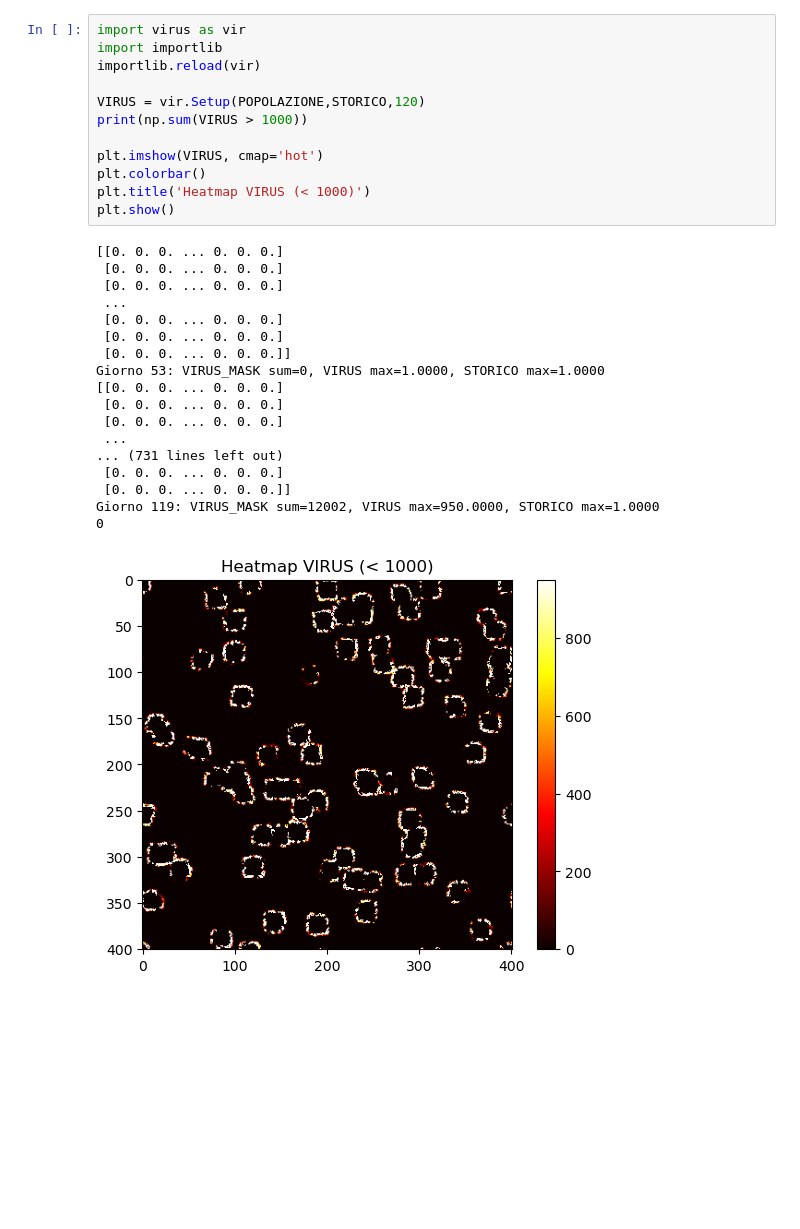
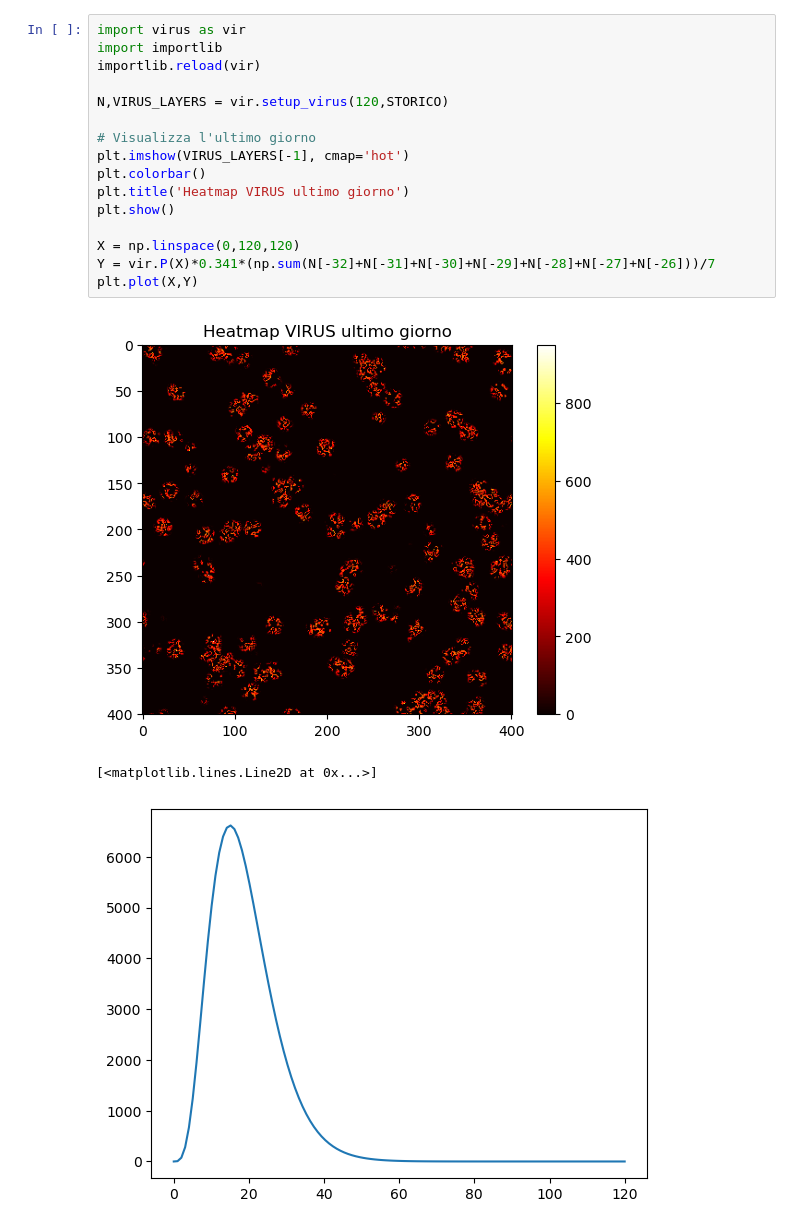
Before and after one commit to Holeryn/Metodi-Computazionali, a Jupyter notebook: progetto/esperimento.ipynb, the cells around one changed output. Cells and saved outputs as stored; diff of their text form; blank space fills up the shorter version.

```diff
--- a/progetto/esperimento.ipynb
+++ b/progetto/esperimento.ipynb
@@ -14,31 +14,20 @@ plt.show()
-# %%
-import virus as vir
-import importlib
-importlib.reload(vir)
-
-VIRUS = vir.Setup(POPOLAZIONE,STORICO,120)
-print(np.sum(VIRUS > 1000))
-
-plt.imshow(VIRUS, cmap='hot')
-plt.colorbar()
-plt.title('Heatmap VIRUS (< 1000)')
-plt.show()
-# %% [output]
-[[0. 0. 0. ... 0. 0. 0.]
- [0. 0. 0. ... 0. 0. 0.]
- [0. 0. 0. ... 0. 0. 0.]
- ...
- [0. 0. 0. ... 0. 0. 0.]
- [0. 0. 0. ... 0. 0. 0.]
- [0. 0. 0. ... 0. 0. 0.]]
-Giorno 53: VIRUS_MASK sum=0, VIRUS max=1.0000, STORICO max=1.0000
-[[0. 0. 0. ... 0. 0. 0.]
- [0. 0. 0. ... 0. 0. 0.]
- [0. 0. 0. ... 0. 0. 0.]
- ...
-... (731 lines left out)
- [0. 0. 0. ... 0. 0. 0.]
- [0. 0. 0. ... 0. 0. 0.]]
-Giorno 119: VIRUS_MASK sum=12002, VIRUS max=950.0000, STORICO max=1.0000
-0
-[figure, removed]
+# %%
+import virus as vir
+import importlib
+importlib.reload(vir)
+
+N,VIRUS_LAYERS = vir.setup_virus(120,STORICO)
+
+# Visualizza l'ultimo giorno
+plt.imshow(VIRUS_LAYERS[-1], cmap='hot')
+plt.colorbar()
+plt.title('Heatmap VIRUS ultimo giorno')
+plt.show()
+
+X = np.linspace(0,120,120)
+Y = vir.P(X)*0.341*(np.sum(N[-32]+N[-31]+N[-30]+N[-29]+N[-28]+N[-27]+N[-26]))/7
+plt.plot(X,Y)
+# %% [output]
+[figure, added]
+[<matplotlib.lines.Line2D at 0x...>]
+[figure, added]
```
Also changed, not shown: parts of 1 cell of this notebook, 2 other files.
